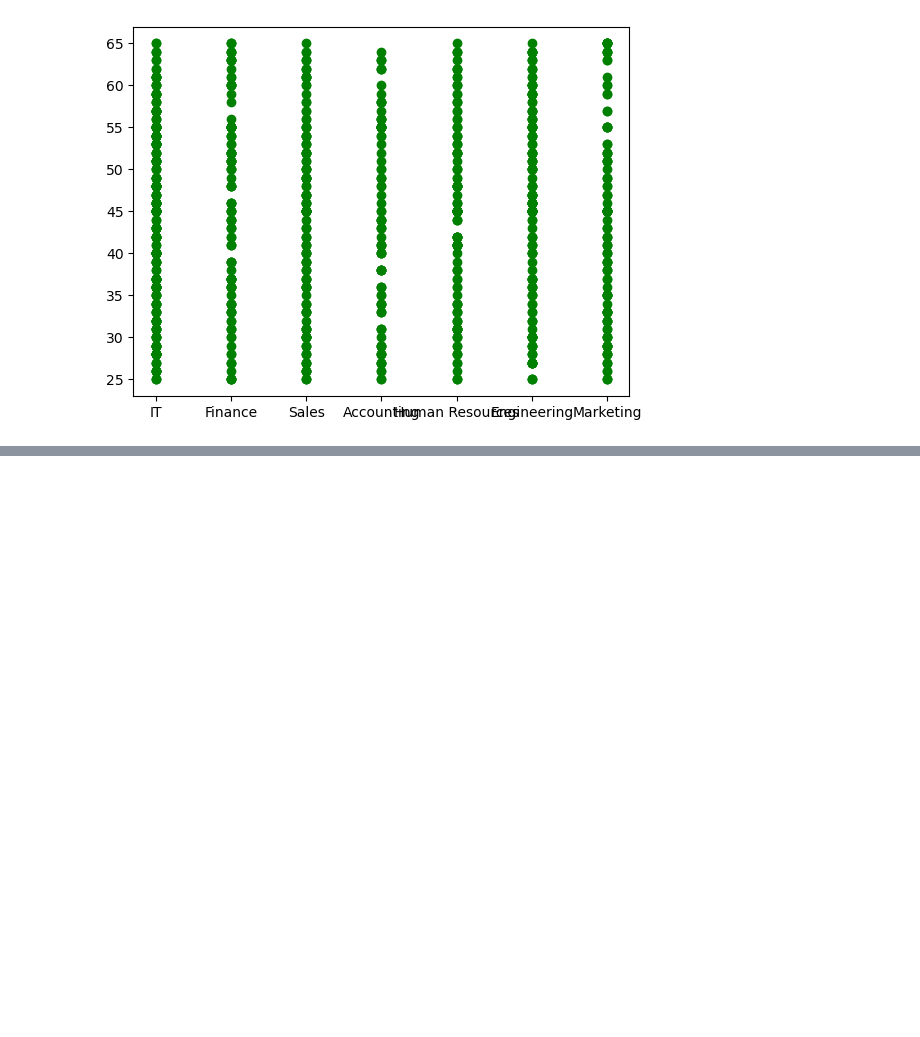
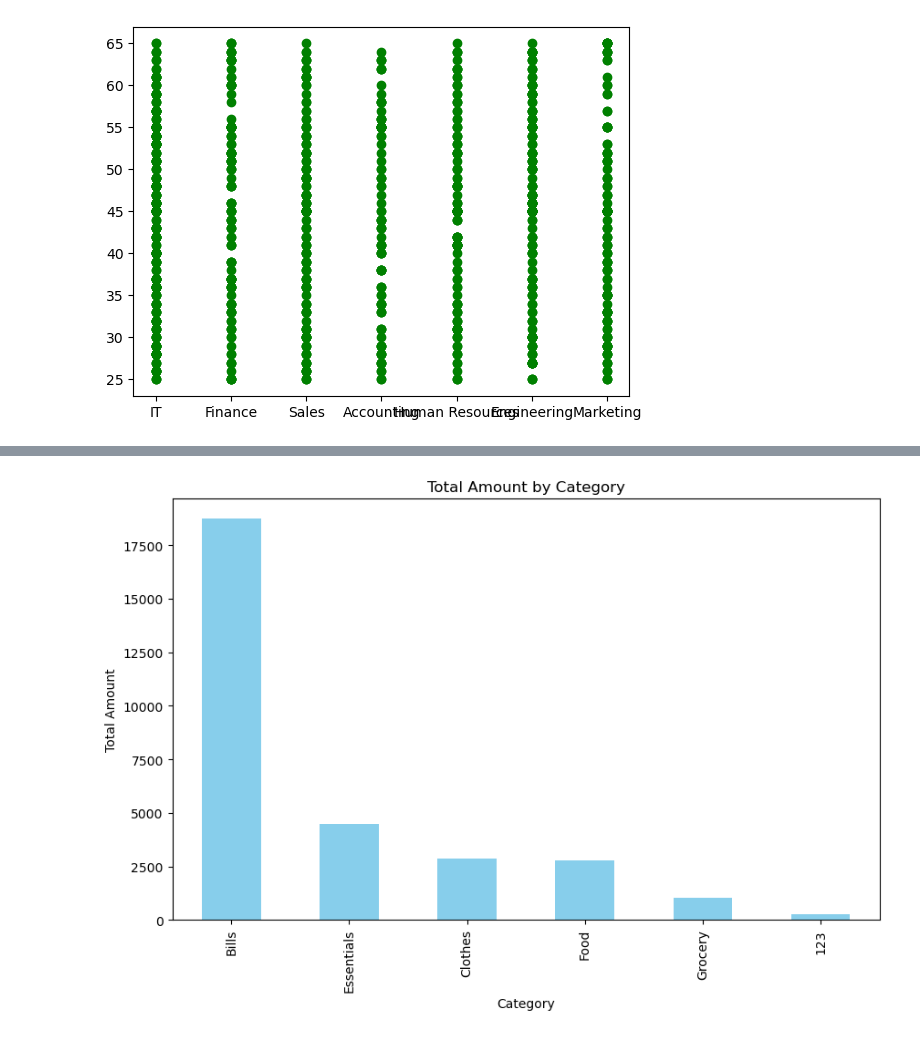
Before and after one commit to mustafaansarii/Python, a Jupyter notebook: Matplotlib/Scatter Plot.ipynb, the cells around one changed output, grey strips where cells are left out. Drawn from its saved outputs; the diff is of its cells as text; code cells hidden in the pictures; blank space fills up the shorter version.

```diff
--- a/Matplotlib/Scatter Plot.ipynb
+++ b/Matplotlib/Scatter Plot.ipynb
@@ -107,0 +130,11 @@ plt.scatter(df["Department"],df["Age"],color="green")
+# %%
+# Plot a bar chart of total Amount for each Category
+plt.figure(figsize=(10, 6))
+category_amount = df.groupby('Category')['Amount'].sum().sort_values(ascending=False)
+category_amount.plot(kind='bar', color='skyblue')
+plt.title('Total Amount by Category')
+plt.xlabel('Category')
+plt.ylabel('Total Amount')
+plt.show()
+# %% [output]
+[figure, added]
```
Also changed, not shown: parts of 2 cells of this notebook, 2 other files.
